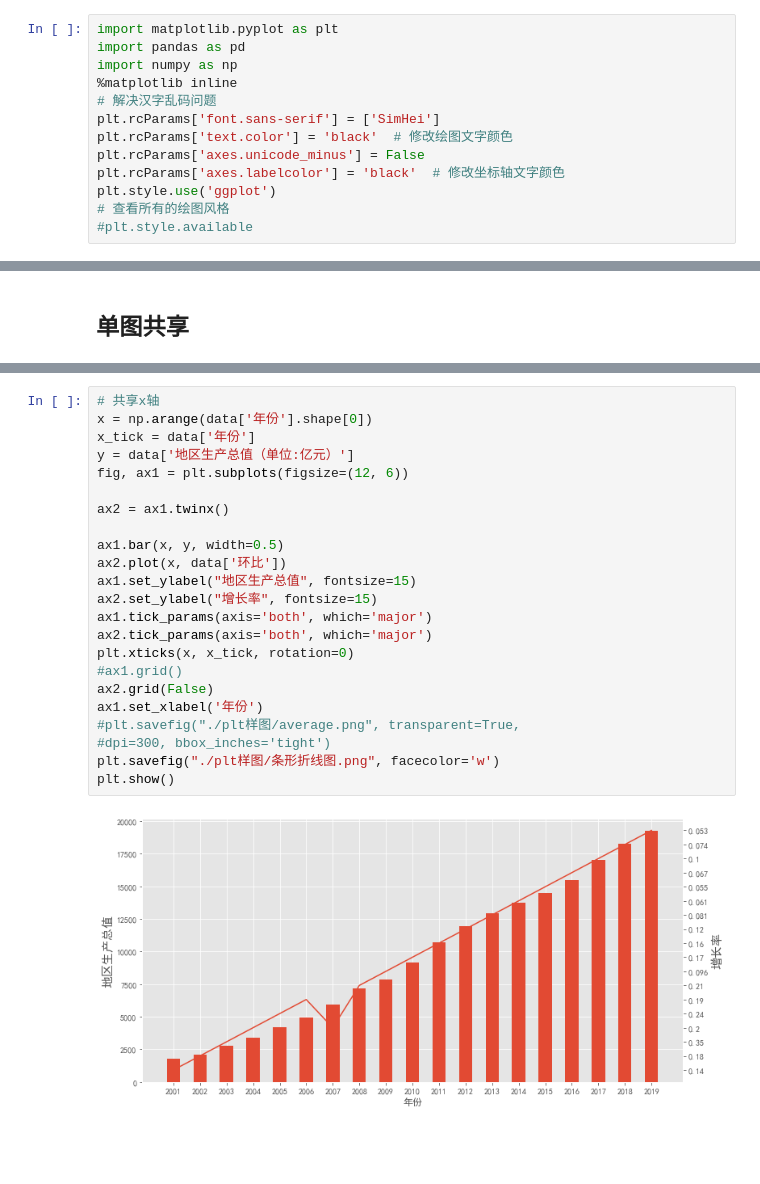
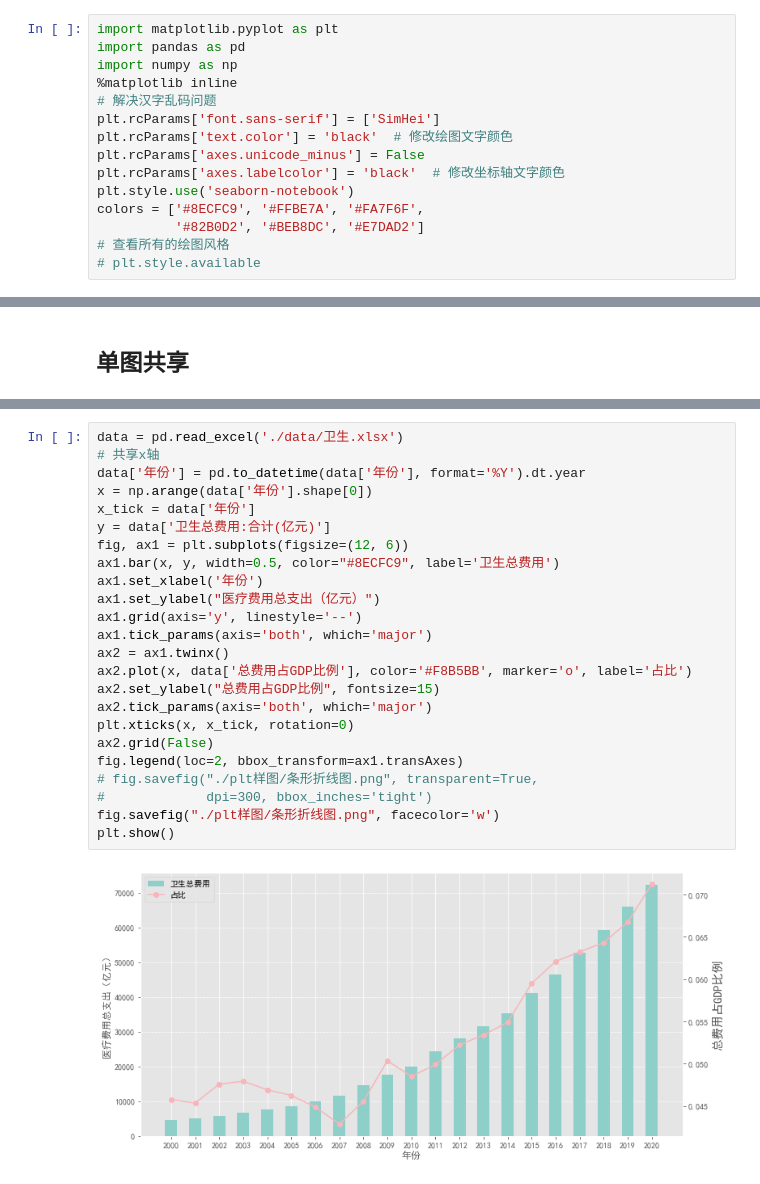
Before and after one commit to kebuAAA/Visualization-using-python, a Jupyter notebook: plt绘图.ipynb, the cells around one changed output, grey strips where cells are left out. Cells and saved outputs as stored; diff of their text form; blank space fills up the shorter version.

```diff
--- a/plt绘图.ipynb
+++ b/plt绘图.ipynb
@@ -8,9 +8,11 @@ plt.rcParams['font.sans-serif'] = ['SimHei']
 plt.rcParams['text.color'] = 'black'  # 修改绘图文字颜色
 plt.rcParams['axes.unicode_minus'] = False
 plt.rcParams['axes.labelcolor'] = 'black'  # 修改坐标轴文字颜色
-plt.style.use('ggplot')
+plt.style.use('seaborn-notebook')
+colors = ['#8ECFC9', '#FFBE7A', '#FA7F6F',
+          '#82B0D2', '#BEB8DC', '#E7DAD2']
 # 查看所有的绘图风格
-#plt.style.available
+# plt.style.available
 # %% [markdown]
 # 格式调整
 # %%
@@ -291,26 +236,27 @@ data = get_huanbi(data, '地区生产总值（单位:亿元）')[1:]
 # %%
+data = pd.read_excel('./data/卫生.xlsx')
 # 共享x轴
+data['年份'] = pd.to_datetime(data['年份'], format='%Y').dt.year
 x = np.arange(data['年份'].shape[0])
 x_tick = data['年份']
-y = data['地区生产总值（单位:亿元）']
+y = data['卫生总费用:合计(亿元)']
 fig, ax1 = plt.subplots(figsize=(12, 6))
-
+ax1.bar(x, y, width=0.5, color="#8ECFC9", label='卫生总费用')
+ax1.set_xlabel('年份')
+ax1.set_ylabel("医疗费用总支出（亿元）")
+ax1.grid(axis='y', linestyle='--')
+ax1.tick_params(axis='both', which='major')
 ax2 = ax1.twinx()
-
-ax1.bar(x, y, width=0.5)
-ax2.plot(x, data['环比'])
-ax1.set_ylabel("地区生产总值", fontsize=15)
-ax2.set_ylabel("增长率", fontsize=15)
-ax1.tick_params(axis='both', which='major')
+ax2.plot(x, data['总费用占GDP比例'], color='#F8B5BB', marker='o', label='占比')
+ax2.set_ylabel("总费用占GDP比例", fontsize=15)
 ax2.tick_params(axis='both', which='major')
 plt.xticks(x, x_tick, rotation=0)
-#ax1.grid()
 ax2.grid(False)
-ax1.set_xlabel('年份')
-#plt.savefig("./plt样图/average.png", transparent=True,
-#dpi=300, bbox_inches='tight')
-plt.savefig("./plt样图/条形折线图.png", facecolor='w')
+fig.legend(loc=2, bbox_transform=ax1.transAxes)
+# fig.savefig("./plt样图/条形折线图.png", transparent=True,
+#             dpi=300, bbox_inches='tight')
+fig.savefig("./plt样图/条形折线图.png", facecolor='w')
 plt.show()
 # %% [output]
-[figure, old version]
+[figure, new version]
 # %% [markdown]
```
Also changed, not shown: parts of 35 cells of this notebook, 21 other files.
